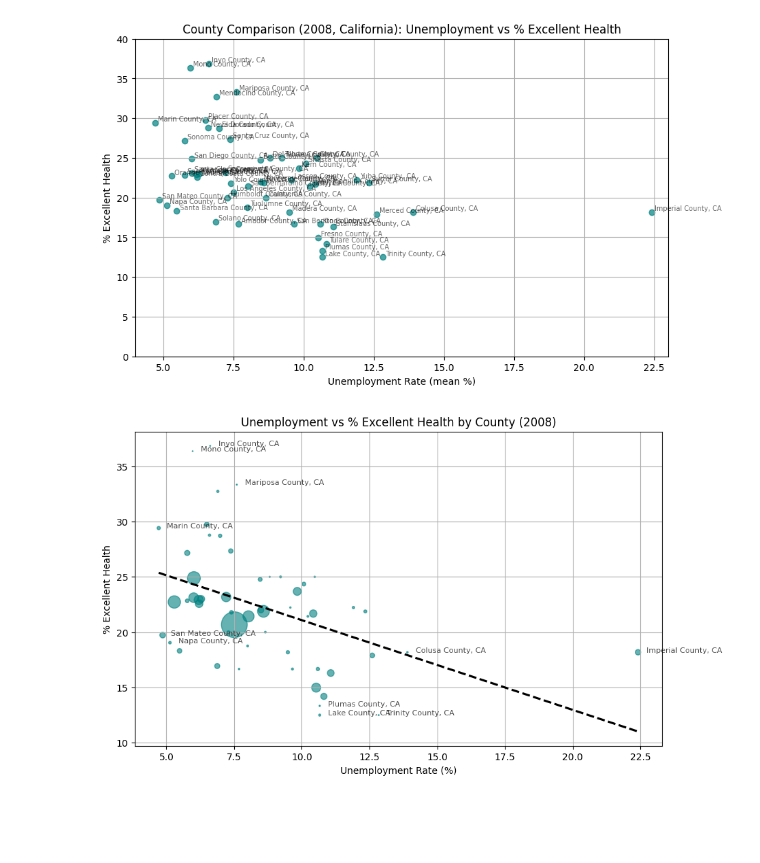
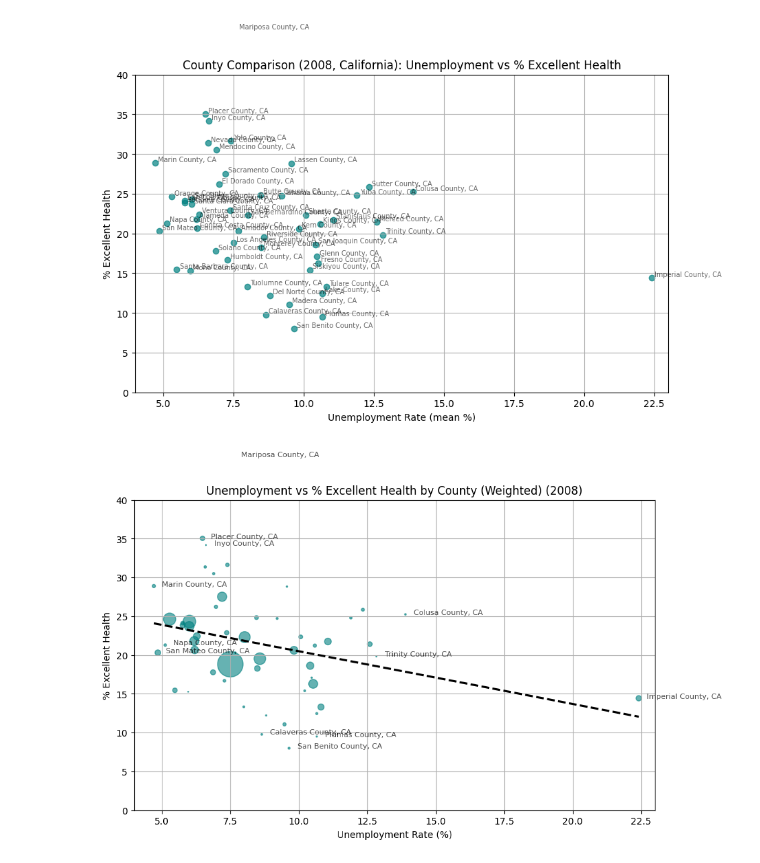
Before and after one commit to nunezjoumich/SIADS593_Impact-of-economic-and-employment-activity-on-public-health-in-Michigan-California, a Jupyter notebook: src/dataviz_ca/02_California_VisualizingBRFSSLAUS.ipynb, the cells around one changed output. Saved outputs shown, nothing was run; the diff lists cells and outputs as text; code cells hidden in the pictures; blank space fills up the shorter version.

```diff
--- a/src/dataviz_ca/02_California_VisualizingBRFSSLAUS.ipynb
+++ b/src/dataviz_ca/02_California_VisualizingBRFSSLAUS.ipynb
@@ -89,28 +174,13 @@ strong multicollinearity or other numerical problems.
 import matplotlib.pyplot as plt
 import pandas as pd
 
-# Load merged dataset
-df = pd.read_csv("california_health_bls_merged.csv")
-
-
-df.columns
-
-# Define health categories
-health_vars = {
-    "general_health_status - Excellent": "Excellent",
-    "general_health_status - Very good": "Very good",
-    "general_health_status - Good": "Good",
-    "general_health_status - Fair": "Fair",
-    "general_health_status - Poor": "Poor"
-}
-
 # Compute statewide averages
-trend = df.groupby("survey_year")[list(health_vars.keys())].mean()
+trend = df.groupby("survey_year")[list(trend_vars_w.keys())].mean()
 
 # Collapse into 3 categories
-trend["Above good"] = trend["general_health_status - Excellent"] + trend["general_health_status - Very good"]
-trend["Good"]       = trend["general_health_status - Good"]
-trend["Below good"] = trend["general_health_status - Fair"] + trend["general_health_status - Poor"]
+trend["Above good"] = trend["general_health_status_Excellent_w"] + trend["general_health_status_Very good_w"]
+trend["Good"]       = trend["general_health_status_Good_w"]
+trend["Below good"] = trend["general_health_status_Fair_w"] + trend["general_health_status_Poor_w"]
 
 # Keep only the collapsed categories
 collapsed = trend[["Above good", "Good", "Below good"]]
@@ -123,7 +193,7 @@ collapsed.plot(
     colormap="Set2"
 )
 
-plt.title("California Statewide Health Distribution (BRFSS, 1993–2010)")
+plt.title("California Statewide Health Distribution (Weighted) (BRFSS, 1993–2010)")
 plt.xlabel("Year")
 plt.ylabel("Percent of respondents")
 plt.legend(title="Self-reported health")
@@ -327,35 +335,32 @@ survey_year
 # %%
 year = 2008  # you can change this to 2005, 2010, etc.
 subset = df[df["survey_year"] == year]
 
 plt.figure(figsize=(10,6))
 plt.scatter(
     subset["unemployment_rate_mean"],
-    subset["general_health_status - Excellent"],
+    subset["general_health_status_Excellent_w"],
     alpha=0.7, color="teal"
 )
 
 # Label counties
 for i, row in subset.iterrows():
     plt.text(
         row["unemployment_rate_mean"]+0.1,
-        row["general_health_status - Excellent"]+0.2,
+        row["general_health_status_Excellent_w"]+0.2,
         row["county_name"], fontsize=7, alpha=0.6
     )
 
 plt.title(f"County Comparison ({year}, California): Unemployment vs % Excellent Health")
 plt.xlim(4, 23)
 plt.ylim(0,40)
 plt.xlabel("Unemployment Rate (mean %)")
 plt.ylabel("% Excellent Health")
 plt.grid(True)
 plt.show()
 # %% [output]
-[figure, old version]
+[figure, new version]
 # %%
-import matplotlib.pyplot as plt
-import seaborn as sns
-
 year = 2008
 subset = df[df["survey_year"] == year].copy()
 
@@ -367,13 +372,13 @@ plt.figure(figsize=(10,6))
 # Scatter with population-scaled bubbles
 sns.regplot(
     x="unemployment_rate_mean",
-    y="general_health_status - Excellent",
+    y="general_health_status_Excellent_w",
     data=subset, scatter=False, color="black", ci=None, line_kws={"linestyle":"--"}
 )
 
 plt.scatter(
     subset["unemployment_rate_mean"],
-    subset["general_health_status - Excellent"],
+    subset["general_health_status_Excellent_w"],
     s=subset["pop_weight"]/500,  # scale size
     alpha=0.6, color="teal"
 )
@@ -381,21 +386,23 @@ plt.scatter(
 # Label only extreme counties (top/bottom 3 unemployment and health)
 top_unemp = subset.nlargest(3, "unemployment_rate_mean")
 low_unemp = subset.nsmallest(3, "unemployment_rate_mean")
-top_health = subset.nlargest(3, "general_health_status - Excellent")
-low_health = subset.nsmallest(3, "general_health_status - Excellent")
+top_health = subset.nlargest(3, "general_health_status_Excellent_w")
+low_health = subset.nsmallest(3, "general_health_status_Excellent_w")
 
 highlight = pd.concat([top_unemp, low_unemp, top_health, low_health]).drop_duplicates()
 
 for i, row in highlight.iterrows():
     plt.text(row["unemployment_rate_mean"]+0.3,
-             row["general_health_status - Excellent"],
+             row["general_health_status_Excellent_w"],
              row["county_name"], fontsize=8, alpha=0.7)
 
-plt.title(f"Unemployment vs % Excellent Health by County ({year})")
+plt.title(f"Unemployment vs % Excellent Health by County (Weighted) ({year})")
 plt.xlabel("Unemployment Rate (%)")
+plt.xlim(4, 23)
+plt.ylim(0,40)
 plt.ylabel("% Excellent Health")
 plt.grid(True)
 plt.show()
 # %% [output]
-[figure, old version]
+[figure, new version]
 # %%
```
Also changed, not shown: parts of 25 cells of this notebook, 5 other files.
